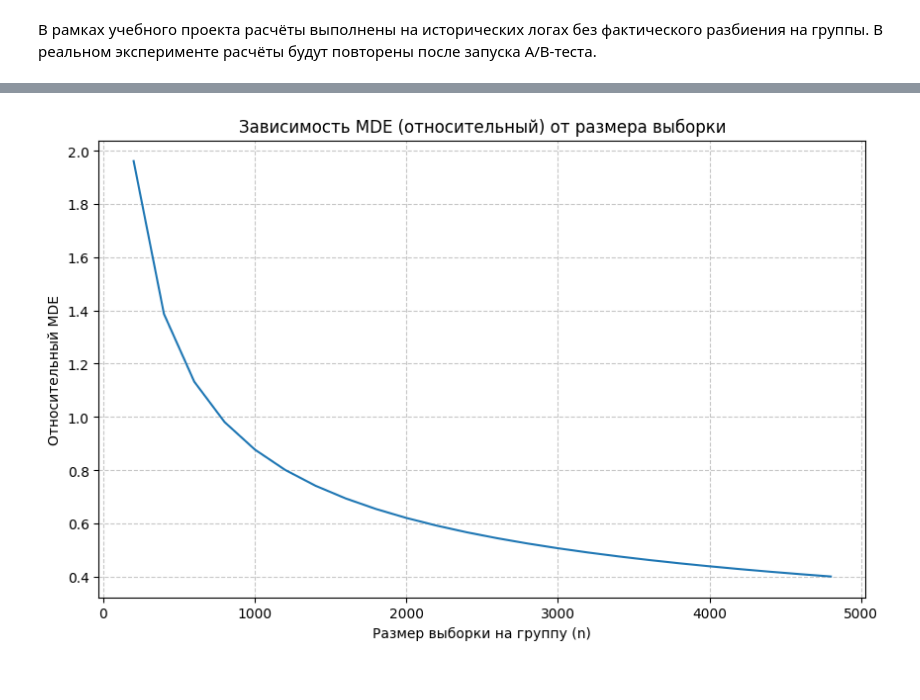
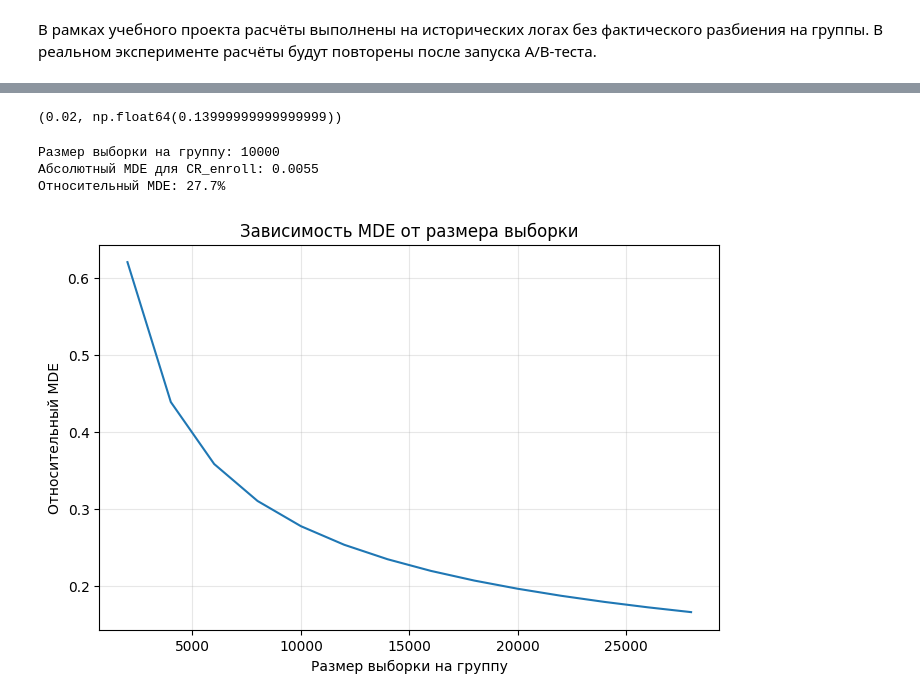
Before and after one commit to SVNasonkova/portfolio_ab_testing, a Jupyter notebook: case_3_edtech-ab-test/notebooks/2_experiment_design.ipynb, the cells around one changed output, grey strips where cells are left out. Drawn from its saved outputs; the diff is of its cells as text; code cells hidden in the pictures.

```diff
--- a/case_3_edtech-ab-test/notebooks/2_experiment_design.ipynb
+++ b/case_3_edtech-ab-test/notebooks/2_experiment_design.ipynb
@@ -157,0 +131,15 @@ mde_values = [
+# %%
+# Параметры теста
+alpha = 0.05
+power = 0.8
+
+# Гипотетическое baseline-значение CR_enroll, использующееся только
+# для иллюстрации расчёта MDE при отсутствии наблюдаемых конверсий
+baseline_cr = 0.02
+
+# Приближённая оценка стандартного отклонения для бинарной метрики
+baseline_std = np.sqrt(baseline_cr * (1 - baseline_cr))
+
+baseline_cr, baseline_std
+# %% [output]
+(0.02, np.float64(0.13999999999999999))
@@ -158,13 +172,39 @@ mde_values = [
+# %%
+# Пример: 10 000 пользователей в каждой группе
+sample_size = 10_000
+
+mde_abs = relative_mde(
+    std=baseline_std,
+    sample_size=sample_size,
+    alpha=alpha,
+    power=power
+)
+
+mde_rel = mde_abs / baseline_cr
+
+print(f"Размер выборки на группу: {sample_size}")
+print(f"Абсолютный MDE для CR_enroll: {mde_abs:.4f}")
+print(f"Относительный MDE: {mde_rel:.1%}")
+# %% [output]
+Размер выборки на группу: 10000
+Абсолютный MDE для CR_enroll: 0.0055
+Относительный MDE: 27.7%
 # %%
 import matplotlib.pyplot as plt
-import seaborn as sns
 
-plt.figure(figsize=(10, 6))
-sns.lineplot(x=sample_sizes, y=mde_values)
-plt.title('Зависимость MDE (относительный) от размера выборки')
-plt.xlabel('Размер выборки на группу (n)')
-plt.ylabel('Относительный MDE')
-plt.grid(True, linestyle='--', alpha=0.7)
+sample_sizes = np.arange(2_000, 30_000, 2_000)
+
+mde_values = [
+    relative_mde(baseline_std, n) / baseline_cr
+    for n in sample_sizes
+]
+
+plt.figure(figsize=(8, 5))
+plt.plot(sample_sizes, mde_values)
+plt.xlabel("Размер выборки на группу")
+plt.ylabel("Относительный MDE")
+plt.title("Зависимость MDE от размера выборки")
+plt.grid(alpha=0.3)
 plt.show()
 # %% [output]
-[figure, old version]
+[figure, new version]
```
Also changed, not shown: parts of 24 cells of this notebook, 6 other files.
